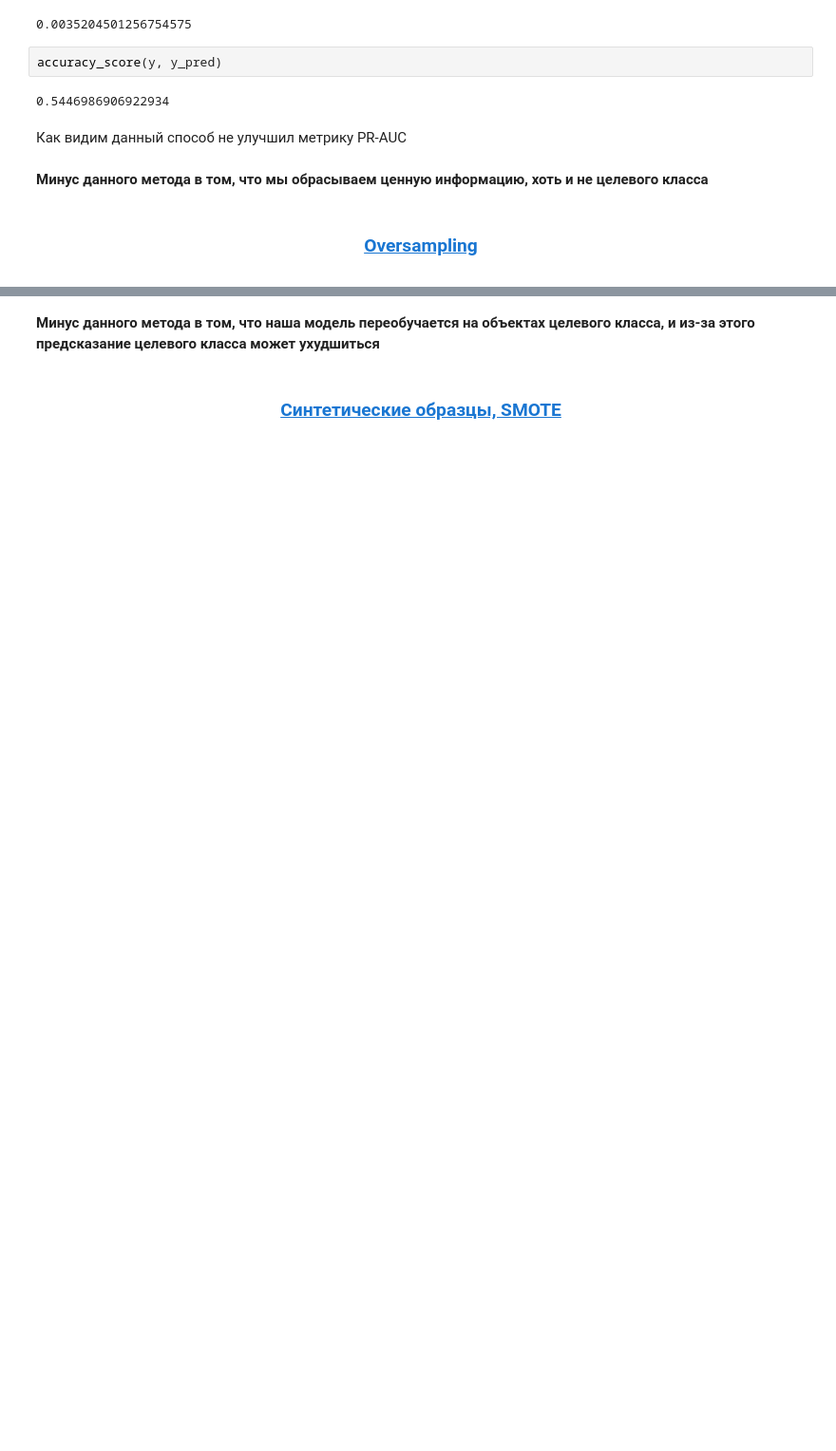
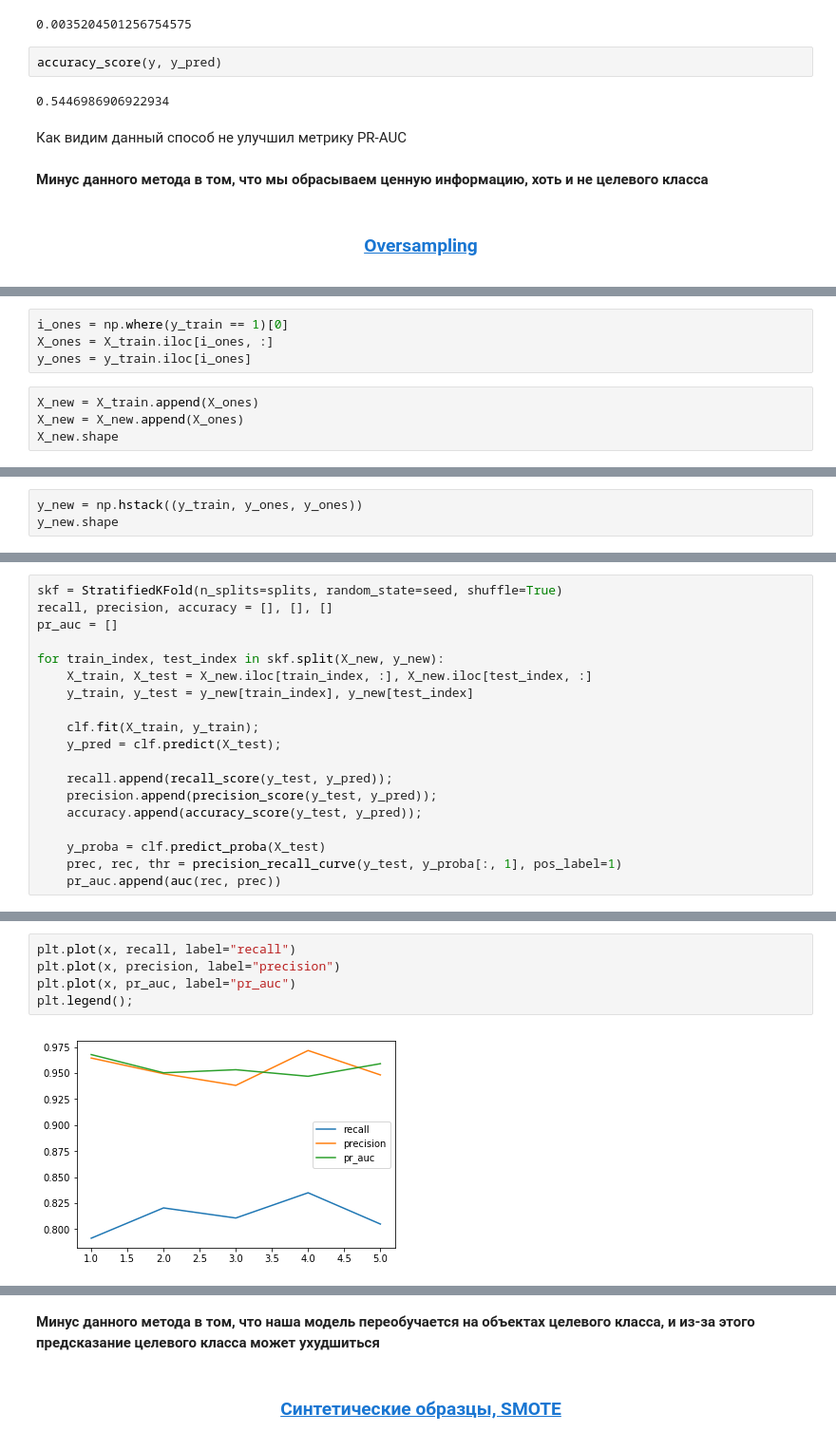
Before and after one commit to Kum4yk/2020_ml, a Jupyter notebook: task_2.unbalanced_classes/unbalanced classes.ipynb, the cells around one changed output, grey strips where cells are left out. Shown: that part at 95% size. Drawn from its saved outputs; the diff is of its cells as text; blank space fills up the shorter version.

```diff
--- a/task_2.unbalanced_classes/unbalanced classes.ipynb
+++ b/task_2.unbalanced_classes/unbalanced classes.ipynb
@@ -699,0 +707,8 @@ $$ \large MSE(a, X, v_i) = \frac{1}{l}\sum_i^l v_i (a(x_i) - y_i)^2 $$
+# %%
+i_ones = np.where(y_train == 1)[0]
+X_ones = X_train.iloc[i_ones, :]
+y_ones = y_train.iloc[i_ones]
+# %%
+X_new = X_train.append(X_ones)
+X_new = X_new.append(X_ones)
+X_new.shape
@@ -699,0 +717,3 @@ $$ \large MSE(a, X, v_i) = \frac{1}{l}\sum_i^l v_i (a(x_i) - y_i)^2 $$
+# %%
+y_new = np.hstack((y_train, y_ones, y_ones))
+y_new.shape
@@ -699,0 +722,19 @@ $$ \large MSE(a, X, v_i) = \frac{1}{l}\sum_i^l v_i (a(x_i) - y_i)^2 $$
+# %%
+skf = StratifiedKFold(n_splits=splits, random_state=seed, shuffle=True)
+recall, precision, accuracy = [], [], []
+pr_auc = []
+
+for train_index, test_index in skf.split(X_new, y_new):
+    X_train, X_test = X_new.iloc[train_index, :], X_new.iloc[test_index, :]
+    y_train, y_test = y_new[train_index], y_new[test_index]
+
+    clf.fit(X_train, y_train);
+    y_pred = clf.predict(X_test);
+
+    recall.append(recall_score(y_test, y_pred));
+    precision.append(precision_score(y_test, y_pred));
+    accuracy.append(accuracy_score(y_test, y_pred));
+
+    y_proba = clf.predict_proba(X_test)
+    prec, rec, thr = precision_recall_curve(y_test, y_proba[:, 1], pos_label=1)
+    pr_auc.append(auc(rec, prec))
@@ -699,0 +777,7 @@ $$ \large MSE(a, X, v_i) = \frac{1}{l}\sum_i^l v_i (a(x_i) - y_i)^2 $$
+# %%
+plt.plot(x, recall, label="recall")
+plt.plot(x, precision, label="precision")
+plt.plot(x, pr_auc, label="pr_auc")
+plt.legend();
+# %% [output]
+[figure, added]
```
Also changed, not shown: parts of 17 cells of this notebook.
